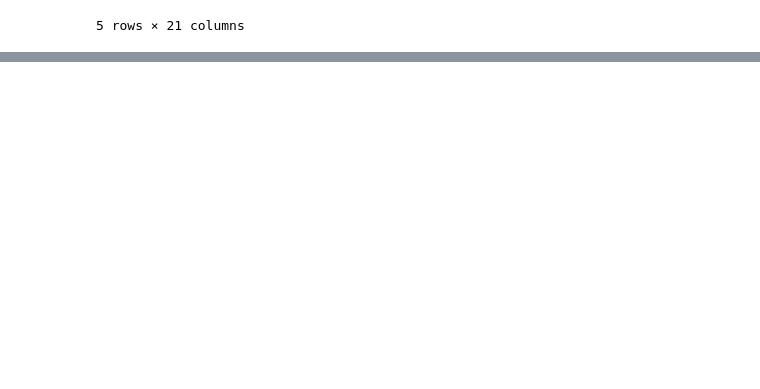
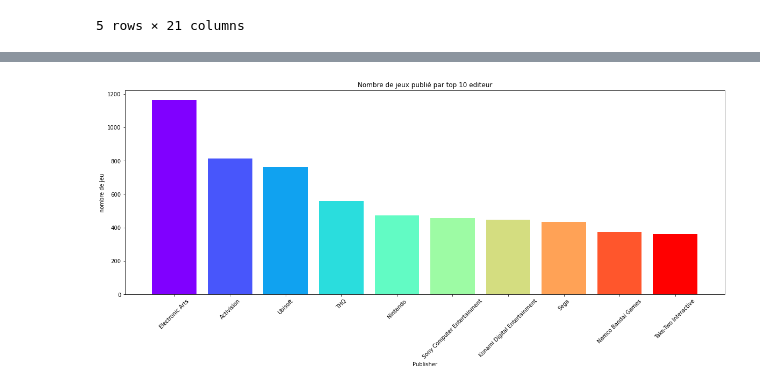
Before and after one commit to Pascal-Thai/GamingSales, a Jupyter notebook: projet gaming_final_DataViz.ipynb, the cells around one changed output, grey strips where cells are left out. Cells and saved outputs as stored; diff of their text form; code cells hidden in the pictures; blank space fills up the shorter version.

```diff
--- a/projet gaming_final_DataViz.ipynb
+++ b/projet gaming_final_DataViz.ipynb
@@ -80,0 +110,12 @@ plt.title("CA par region des top 10 editeurs");
+# %%
+#df_count_game=df[['Name','Publisher']]
+df_count_game=df.groupby(df['Publisher'], as_index = False).agg({'Name':'count'}).sort_values('Name', ascending=False).head(10)
+df_count_game
+plt.figure(figsize=(20,7))
+plt.bar(df_count_game['Publisher'], df_count_game['Name'],color = cm.rainbow(np.linspace(0, 1, len(df_count_game))))
+plt.xlabel('Publisher')
+plt.ylabel('nombre de jeu')
+plt.xticks(rotation = '45')
+plt.title("Nombre de jeux publié par top 10 editeur");
+# %% [output]
+[figure, added]
```
Also changed, not shown: parts of 9 cells of this notebook.
